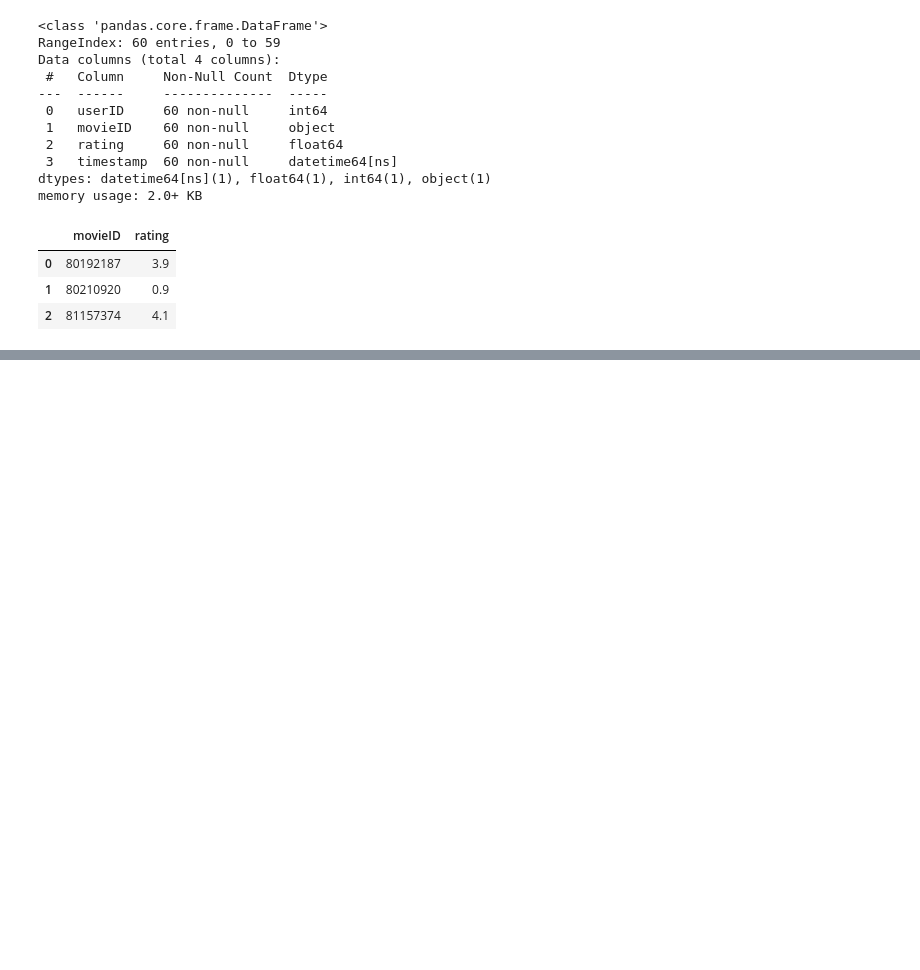
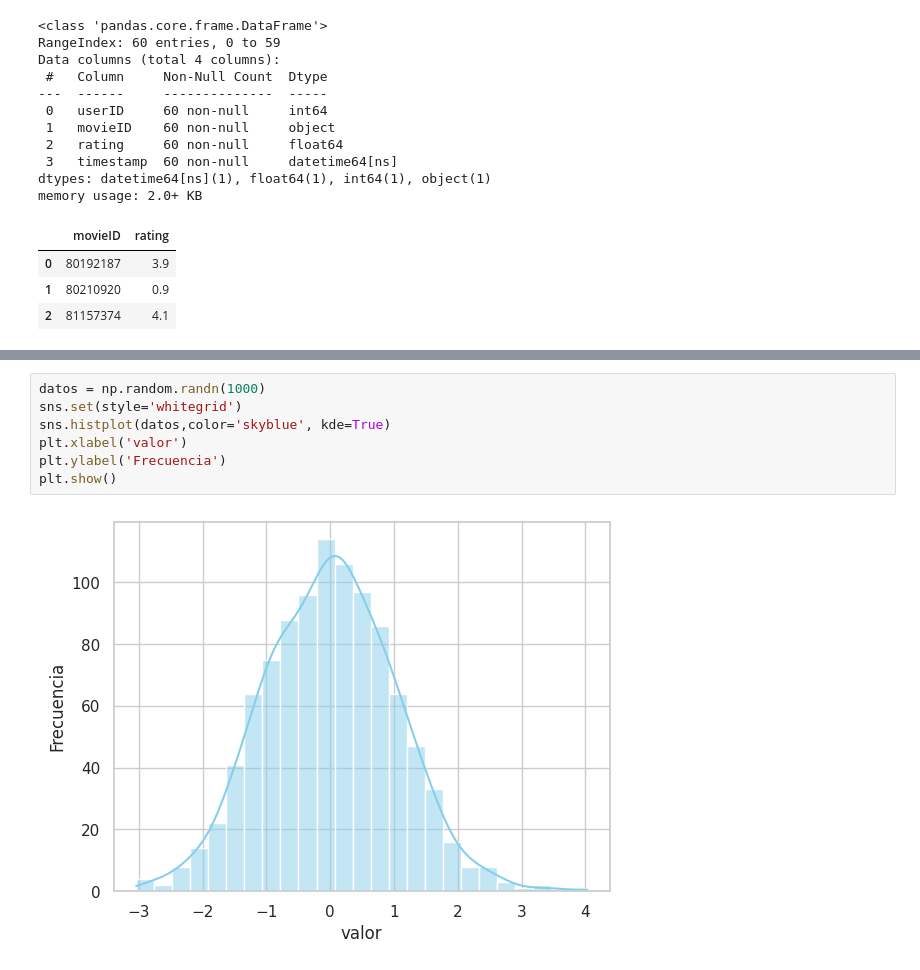
Before and after one commit to blindlp/analisisdedatospyton, a Jupyter notebook: Sesion4/Analisis_de_datos.ipynb, the cells around one changed output, grey strips where cells are left out. Cells and saved outputs as stored; diff of their text form; blank space fills up the shorter version.

```diff
--- a/Sesion4/Analisis_de_datos.ipynb
+++ b/Sesion4/Analisis_de_datos.ipynb
@@ -142,0 +157,9 @@ memory usage: 2.0+ KB
+# %%
+datos = np.random.randn(1000)
+sns.set(style='whitegrid')
+sns.histplot(datos,color='skyblue', kde=True)
+plt.xlabel('valor')
+plt.ylabel('Frecuencia')
+plt.show()
+# %% [output]
+[figure, added]
```
Also changed, not shown: parts of 3 cells of this notebook, 2 other files.
